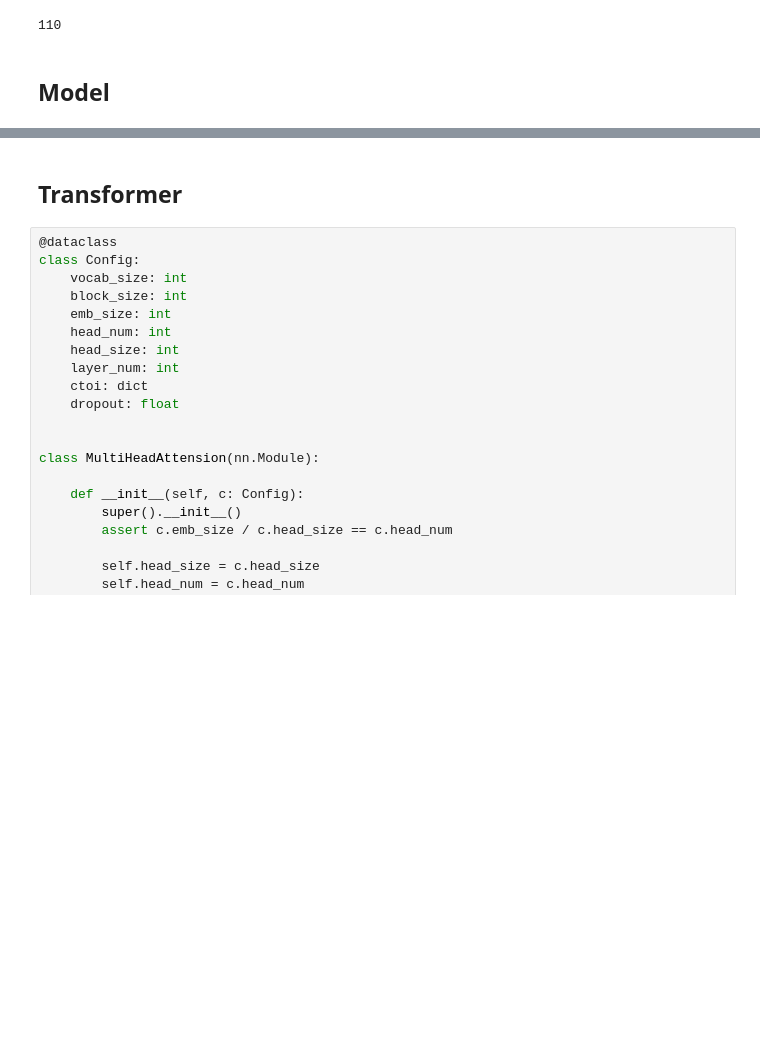
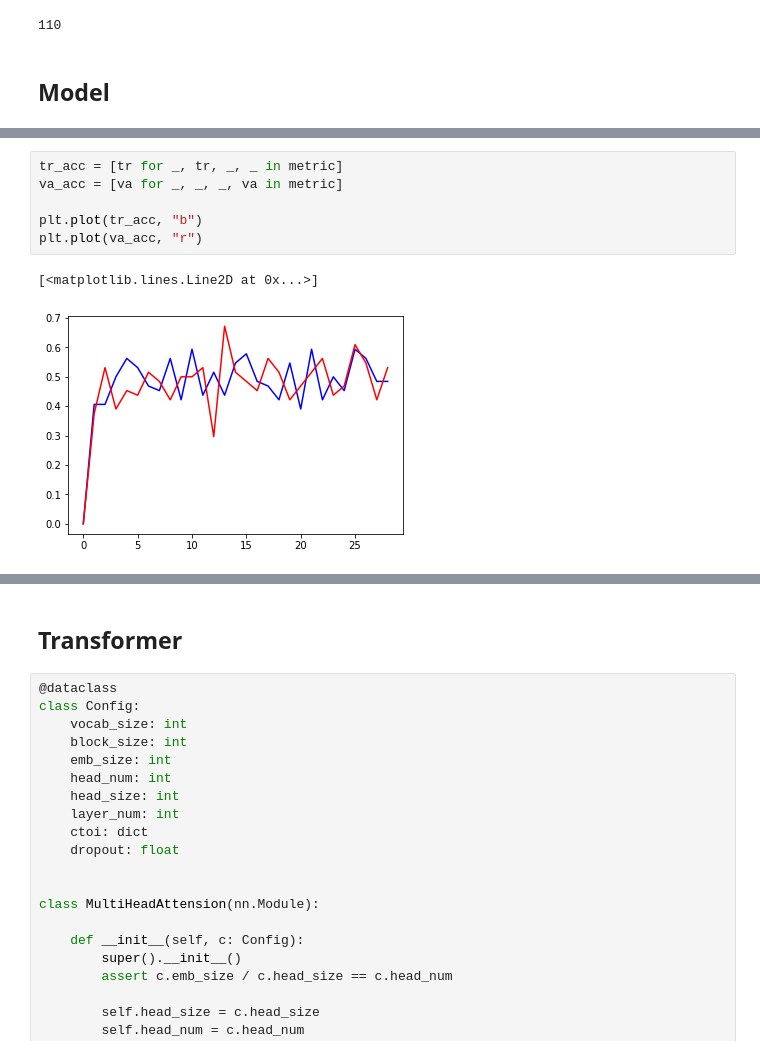
Before and after one commit to stkao05/eng-eval, a Jupyter notebook: model.ipynb, the cells around one changed output, grey strips where cells are left out. Saved outputs shown, nothing was run; the diff lists cells and outputs as text; blank space fills up the shorter version.

```diff
--- a/model.ipynb
+++ b/model.ipynb
@@ -423,3 +361,12 @@ for _ in range(epoch):
+# %%
+tr_acc = [tr for _, tr, _, _ in metric]
+va_acc = [va for _, _, _, va in metric]
+
+plt.plot(tr_acc, "b")
+plt.plot(va_acc, "r")
+# %% [output]
+[<matplotlib.lines.Line2D at 0x...>]
+[figure, added]
 # %%
 eval_split(model, "valid")
 # %% [output]
```
Also changed, not shown: parts of 37 cells of this notebook.
